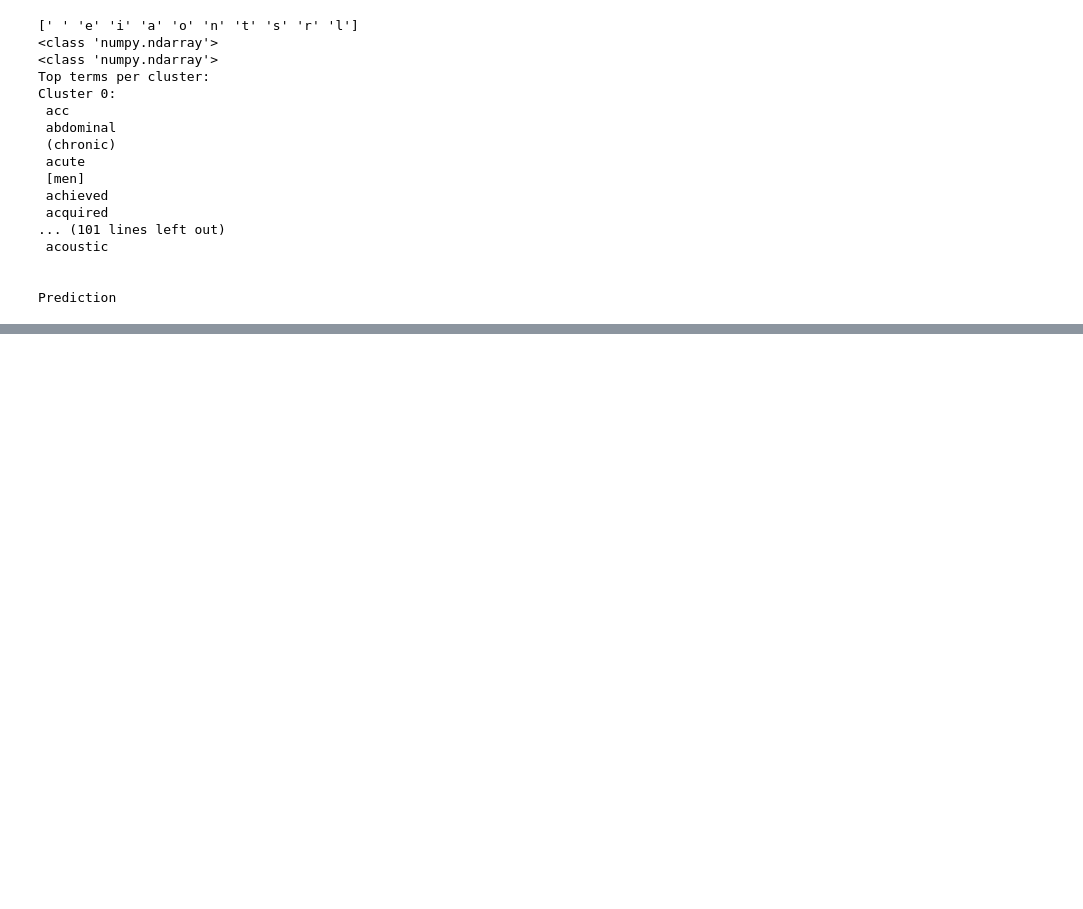
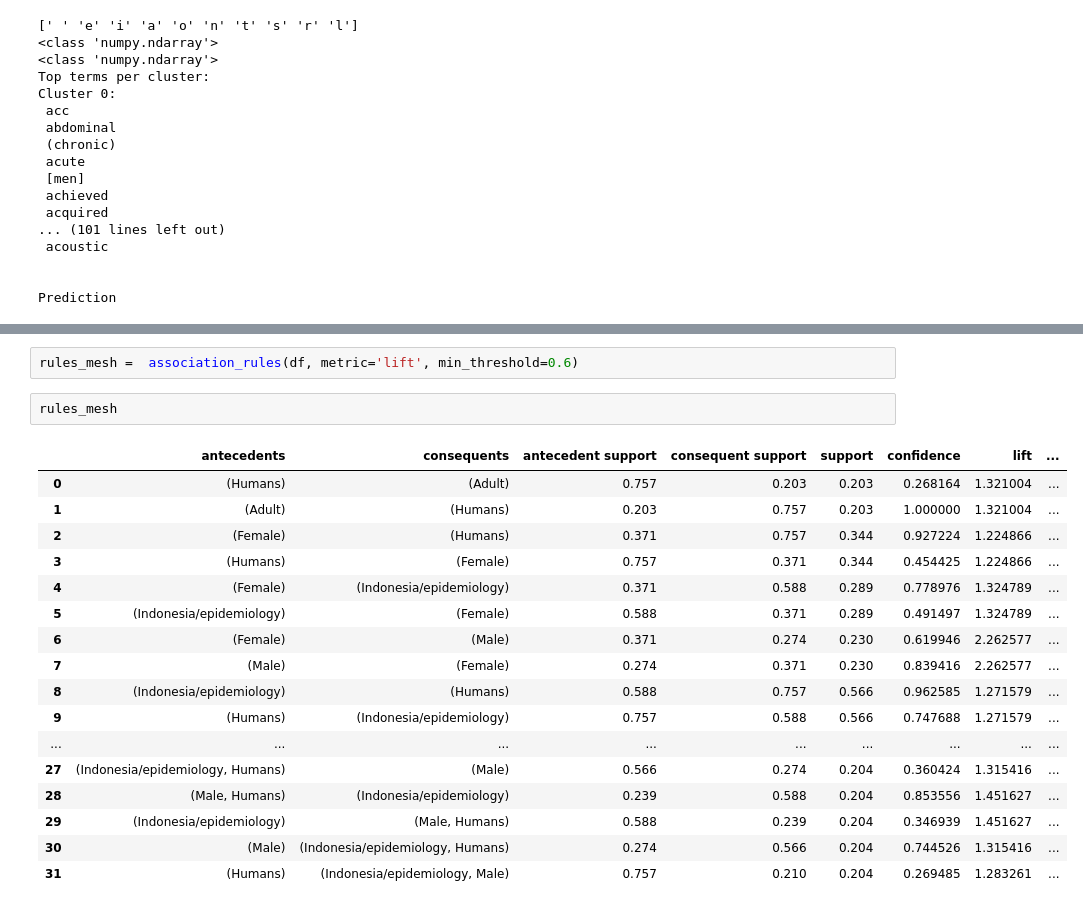
Before and after one commit to nurrizkyimani/mesh_on_demand, a Jupyter notebook: Data_Mining_Nurrizky.ipynb, the cells around one changed output, grey strips where cells are left out. Saved outputs shown, nothing was run; the diff lists cells and outputs as text; blank space fills up the shorter version.

```diff
--- a/Data_Mining_Nurrizky.ipynb
+++ b/Data_Mining_Nurrizky.ipynb
@@ -1245,0 +1401,22 @@ Prediction
+# %%
+rules_mesh =  association_rules(df, metric='lift', min_threshold=0.6)
+# %%
+rules_mesh
+# %% [output]
+|  | antecedents | consequents | antecedent support | consequent support | support | confidence | lift | ... |
+| 0 | (Humans) | (Adult) | 0.757 | 0.203 | 0.203 | 0.268164 | 1.321004 | ... |
+| 1 | (Adult) | (Humans) | 0.203 | 0.757 | 0.203 | 1.000000 | 1.321004 | ... |
+| 2 | (Female) | (Humans) | 0.371 | 0.757 | 0.344 | 0.927224 | 1.224866 | ... |
+| 3 | (Humans) | (Female) | 0.757 | 0.371 | 0.344 | 0.454425 | 1.224866 | ... |
+| 4 | (Female) | (Indonesia/epidemiology) | 0.371 | 0.588 | 0.289 | 0.778976 | 1.324789 | ... |
+| 5 | (Indonesia/epidemiology) | (Female) | 0.588 | 0.371 | 0.289 | 0.491497 | 1.324789 | ... |
+| 6 | (Female) | (Male) | 0.371 | 0.274 | 0.230 | 0.619946 | 2.262577 | ... |
+| 7 | (Male) | (Female) | 0.274 | 0.371 | 0.230 | 0.839416 | 2.262577 | ... |
+| 8 | (Indonesia/epidemiology) | (Humans) | 0.588 | 0.757 | 0.566 | 0.962585 | 1.271579 | ... |
+| 9 | (Humans) | (Indonesia/epidemiology) | 0.757 | 0.588 | 0.566 | 0.747688 | 1.271579 | ... |
+| ... | ... | ... | ... | ... | ... | ... | ... | ... |
+| 27 | (Indonesia/epidemiology, Humans) | (Male) | 0.566 | 0.274 | 0.204 | 0.360424 | 1.315416 | ... |
+| 28 | (Male, Humans) | (Indonesia/epidemiology) | 0.239 | 0.588 | 0.204 | 0.853556 | 1.451627 | ... |
+| 29 | (Indonesia/epidemiology) | (Male, Humans) | 0.588 | 0.239 | 0.204 | 0.346939 | 1.451627 | ... |
+| 30 | (Male) | (Indonesia/epidemiology, Humans) | 0.274 | 0.566 | 0.204 | 0.744526 | 1.315416 | ... |
+| 31 | (Humans) | (Indonesia/epidemiology, Male) | 0.757 | 0.210 | 0.204 | 0.269485 | 1.283261 | ... |
```
Also changed, not shown: parts of 32 cells of this notebook.
